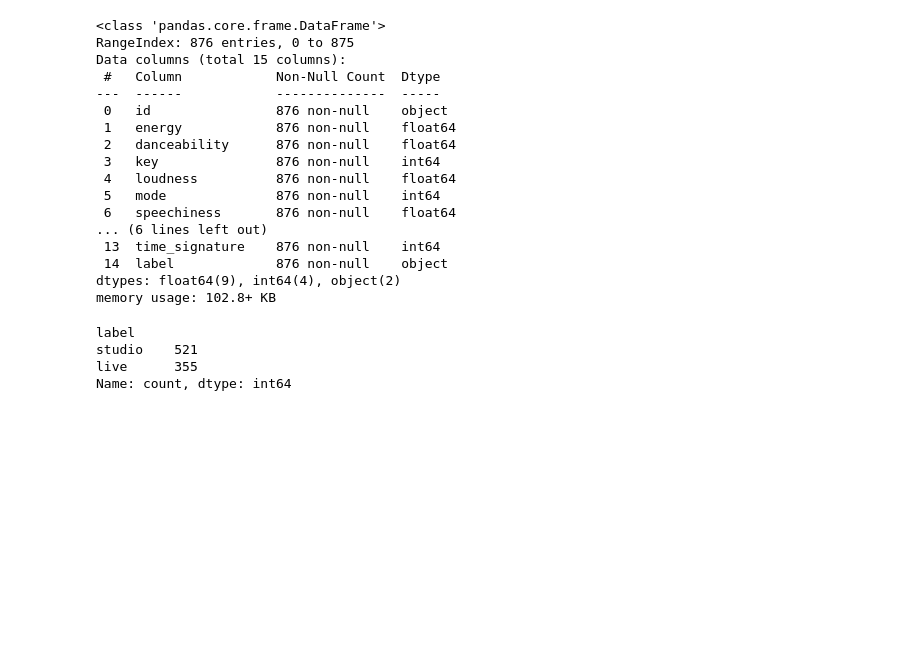
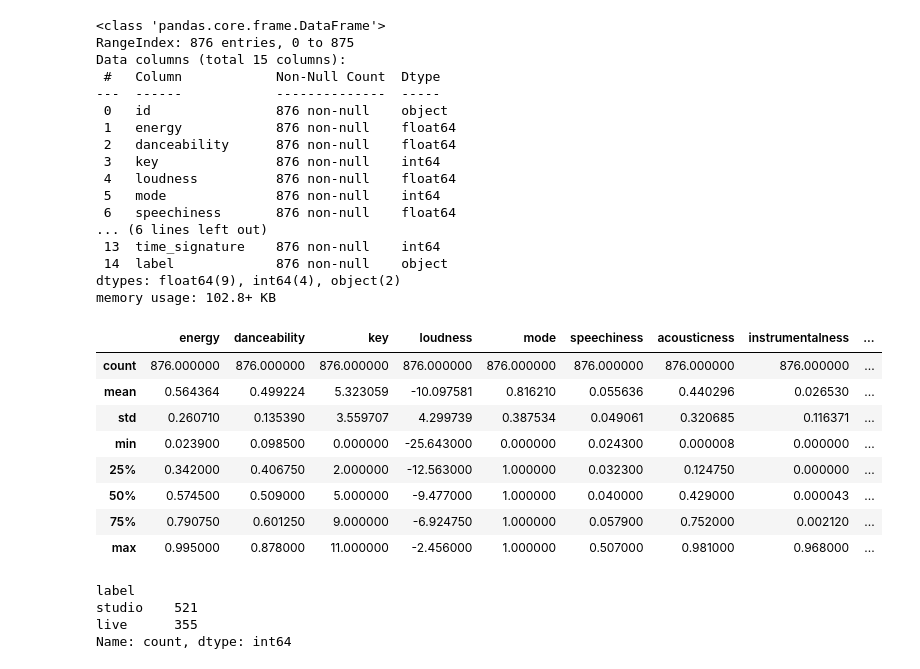
Before and after one commit to AlexandrosMaragkakis/live_music_perfornamces_classification, a Jupyter notebook: Live_vs_Studio_Music_Classification.ipynb, the cells around one changed output. Cells and saved outputs as stored; diff of their text form; code cells hidden in the pictures; blank space fills up the shorter version.

```diff
--- a/Live_vs_Studio_Music_Classification.ipynb
+++ b/Live_vs_Studio_Music_Classification.ipynb
@@ -59,6 +59,18 @@ Data columns (total 15 columns):
  14  label             876 non-null    object
 dtypes: float64(9), int64(4), object(2)
 memory usage: 102.8+ KB
+# %%
+df.describe()
+# %% [output]
+|  | energy | danceability | key | loudness | mode | speechiness | acousticness | instrumentalness | ... |
+| count | 876.000000 | 876.000000 | 876.000000 | 876.000000 | 876.000000 | 876.000000 | 876.000000 | 876.000000 | ... |
+| mean | 0.564364 | 0.499224 | 5.323059 | -10.097581 | 0.816210 | 0.055636 | 0.440296 | 0.026530 | ... |
+| std | 0.260710 | 0.135390 | 3.559707 | 4.299739 | 0.387534 | 0.049061 | 0.320685 | 0.116371 | ... |
+| min | 0.023900 | 0.098500 | 0.000000 | -25.643000 | 0.000000 | 0.024300 | 0.000008 | 0.000000 | ... |
+| 25% | 0.342000 | 0.406750 | 2.000000 | -12.563000 | 1.000000 | 0.032300 | 0.124750 | 0.000000 | ... |
+| 50% | 0.574500 | 0.509000 | 5.000000 | -9.477000 | 1.000000 | 0.040000 | 0.429000 | 0.000043 | ... |
+| 75% | 0.790750 | 0.601250 | 9.000000 | -6.924750 | 1.000000 | 0.057900 | 0.752000 | 0.002120 | ... |
+| max | 0.995000 | 0.878000 | 11.000000 | -2.456000 | 1.000000 | 0.507000 | 0.981000 | 0.968000 | ... |
 # %%
 # Count the number of samples in each class
 class_counts = df['label'].value_counts()
```
Also changed, not shown: parts of 3 cells of this notebook.
